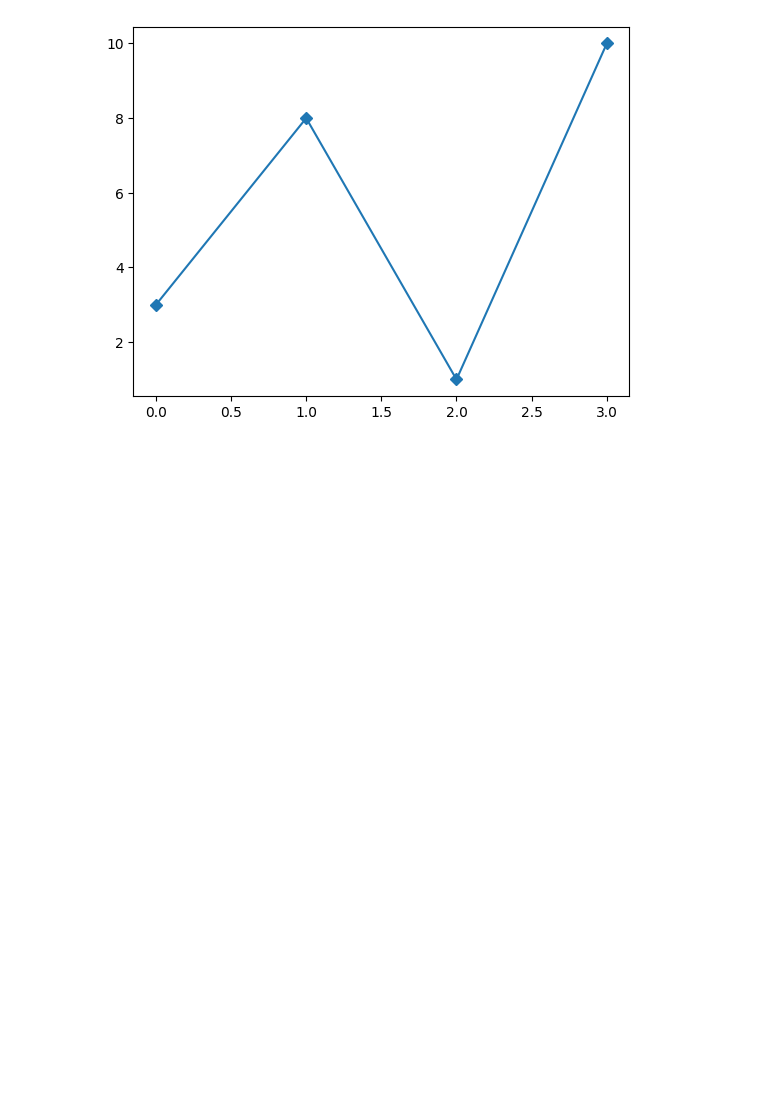
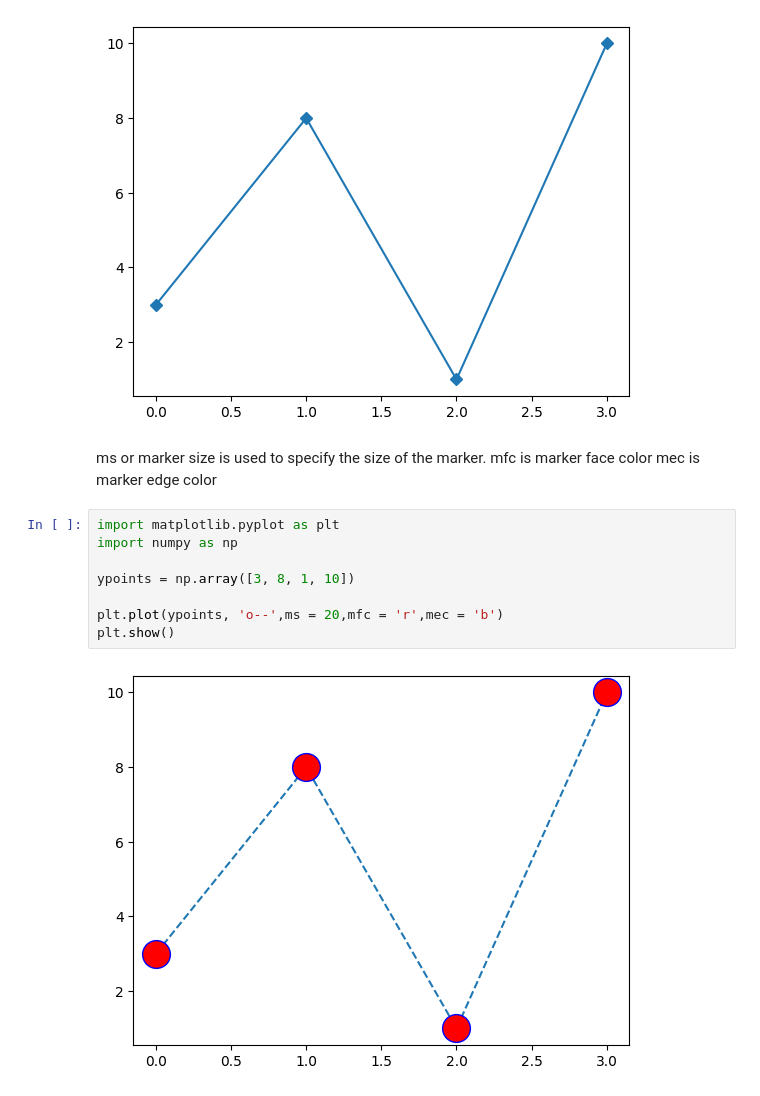
Before and after one commit to vibhuti0/matplotlib, a Jupyter notebook: matplotlib.ipynb, the cells around one changed output. Cells and saved outputs as stored; diff of their text form; blank space fills up the shorter version.

Commit message:
commit color

```diff
--- a/matplotlib.ipynb
+++ b/matplotlib.ipynb
@@ -50,3 +50,17 @@ plt.plot(ypoints, marker = 'D')
 plt.show()
 # %% [output]
 [figure]
+# %% [markdown]
+ms or marker size is used to specify the size of the marker.
+mfc is marker face color
+mec is marker edge color
+# %%
+import matplotlib.pyplot as plt
+import numpy as np
+
+ypoints = np.array([3, 8, 1, 10])
+
+plt.plot(ypoints, 'o--',ms = 20,mfc = 'r',mec = 'b')
+plt.show()
+# %% [output]
+[figure, added]
```
